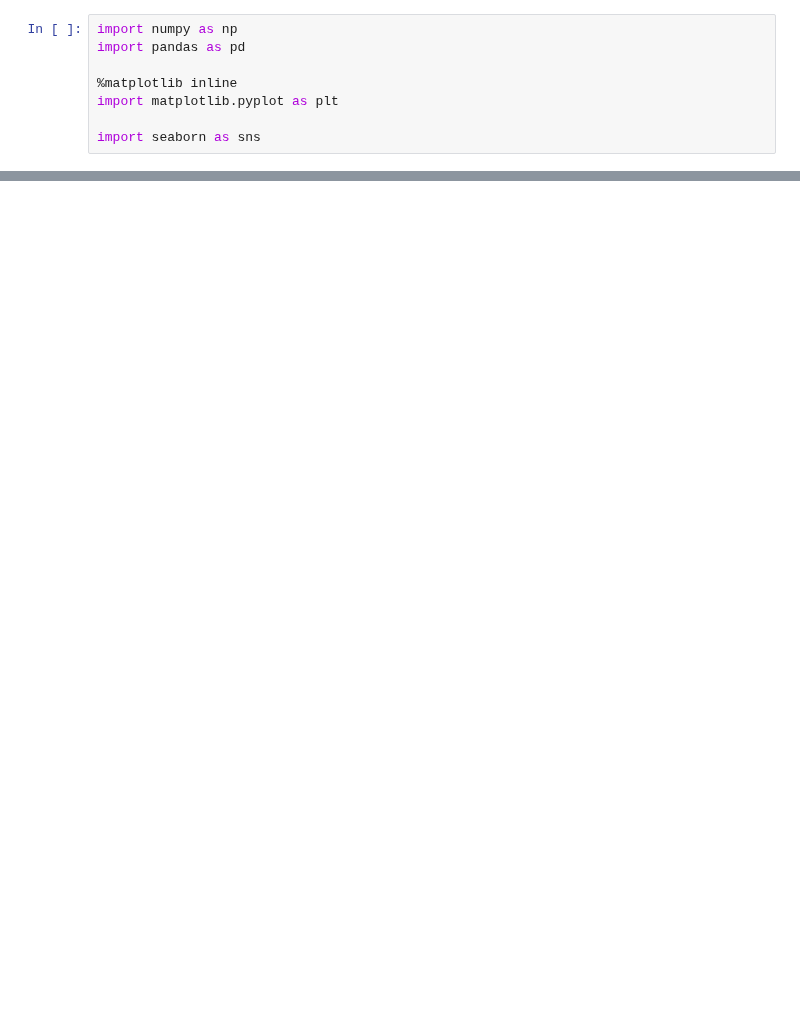
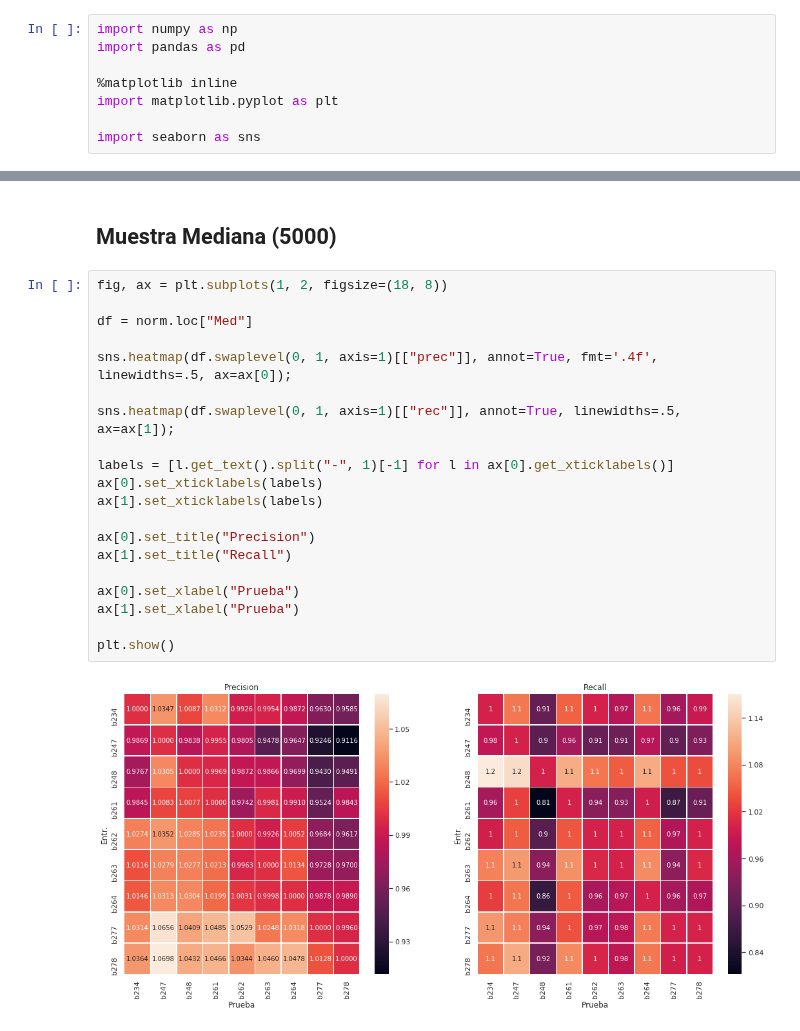
Before and after one commit to carpyncho/vvv_gen_catalog, a Jupyter notebook: 09_.ipynb, the cells around one changed output, grey strips where cells are left out. Drawn from its saved outputs; the diff is of its cells as text; blank space fills up the shorter version.

```diff
--- a/09_.ipynb
+++ b/09_.ipynb
@@ -60,0 +161,24 @@ pd.DataFrame.from_dict(rows)
+# %% [markdown]
+## Muestra Mediana (5000)
+# %%
+fig, ax = plt.subplots(1, 2, figsize=(18, 8))
+
+df = norm.loc["Med"]
+
+sns.heatmap(df.swaplevel(0, 1, axis=1)[["prec"]], annot=True, fmt='.4f',  linewidths=.5, ax=ax[0]);
+
+sns.heatmap(df.swaplevel(0, 1, axis=1)[["rec"]], annot=True, linewidths=.5, ax=ax[1]);
+
+labels = [l.get_text().split("-", 1)[-1] for l in ax[0].get_xticklabels()]
+ax[0].set_xticklabels(labels)
+ax[1].set_xticklabels(labels)
+
+ax[0].set_title("Precision")
+ax[1].set_title("Recall")
+
+ax[0].set_xlabel("Prueba")
+ax[1].set_xlabel("Prueba")
+
+plt.show()
+# %% [output]
+[figure, added]
```
Also changed, not shown: parts of 14 cells of this notebook, 7 other files.
